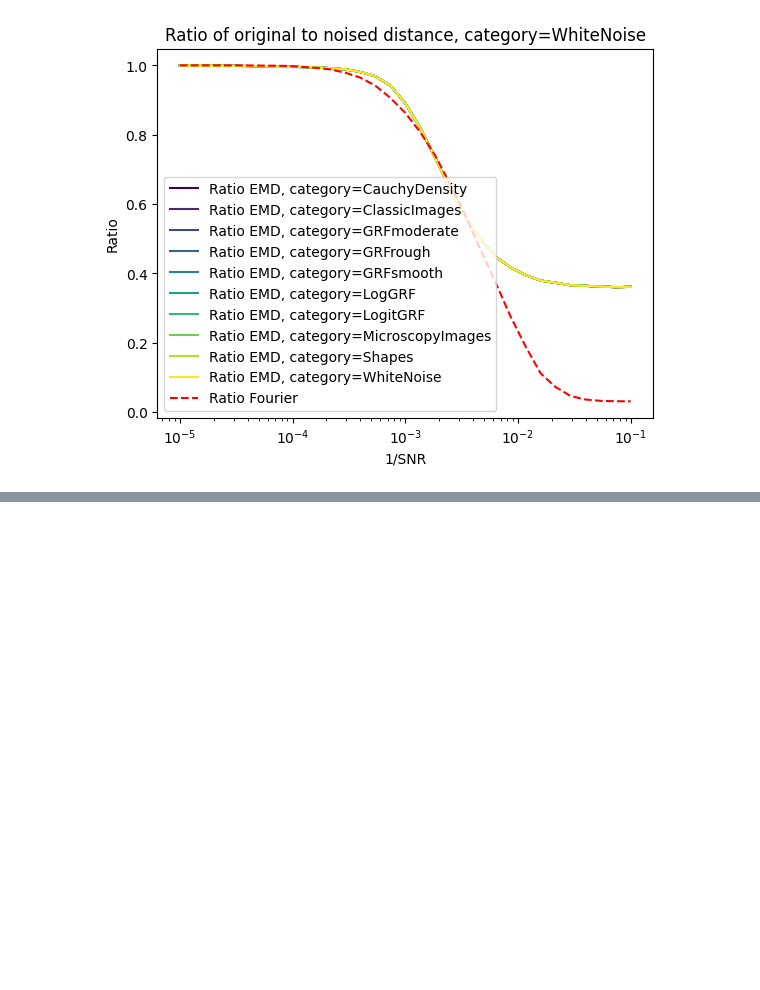
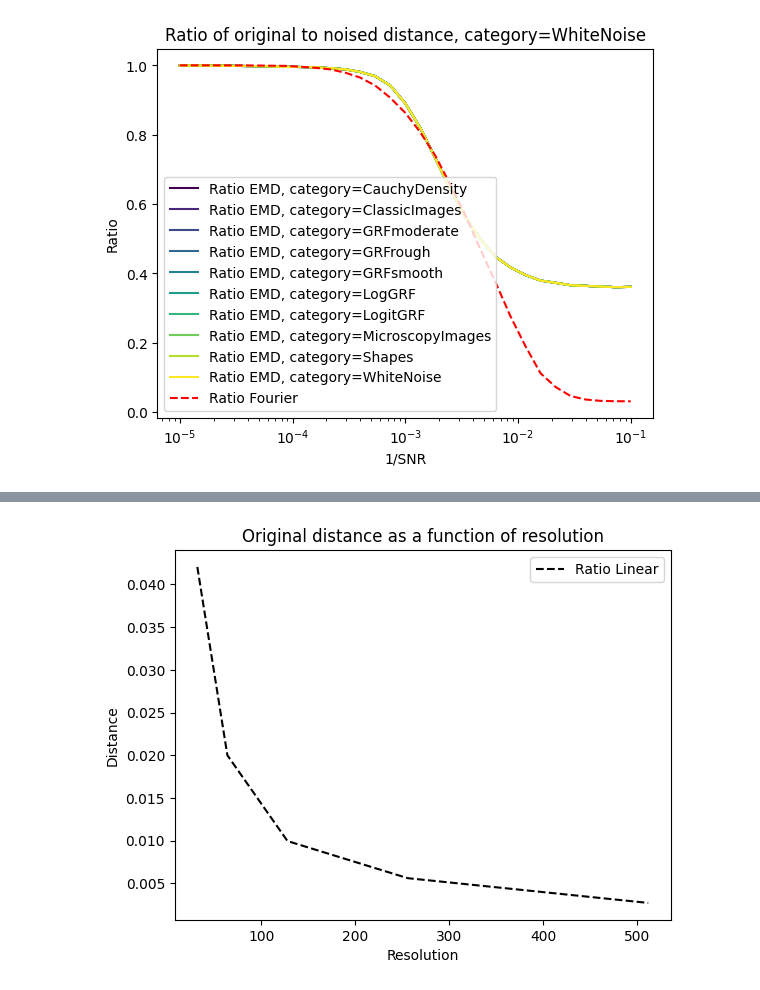
Before and after one commit to warik21/Thesis, a Jupyter notebook: Playground.ipynb, the cells around one changed output, grey strips where cells are left out. Cells and saved outputs as stored; diff of their text form; code cells hidden in the pictures; blank space fills up the shorter version.

```diff
--- a/Playground.ipynb
+++ b/Playground.ipynb
@@ -265,0 +291,12 @@ plt.show()
+# %%
+#plt.plot(df_grouped['Resolution'], df_grouped['Fourier Original'], label='Ratio Fourier', color='blue')
+plt.plot(df_grouped['Resolution'], df_grouped['L2 Original'], label='Ratio Linear', color='black', linestyle='--')
+
+plt.title('Original distance as a function of resolution')
+plt.xlabel('Resolution')
+plt.ylabel('Distance')
+plt.legend()
+
+plt.show()
+# %% [output]
+[figure, added]
```
Also changed, not shown: parts of 12 cells of this notebook, 5 other files.
